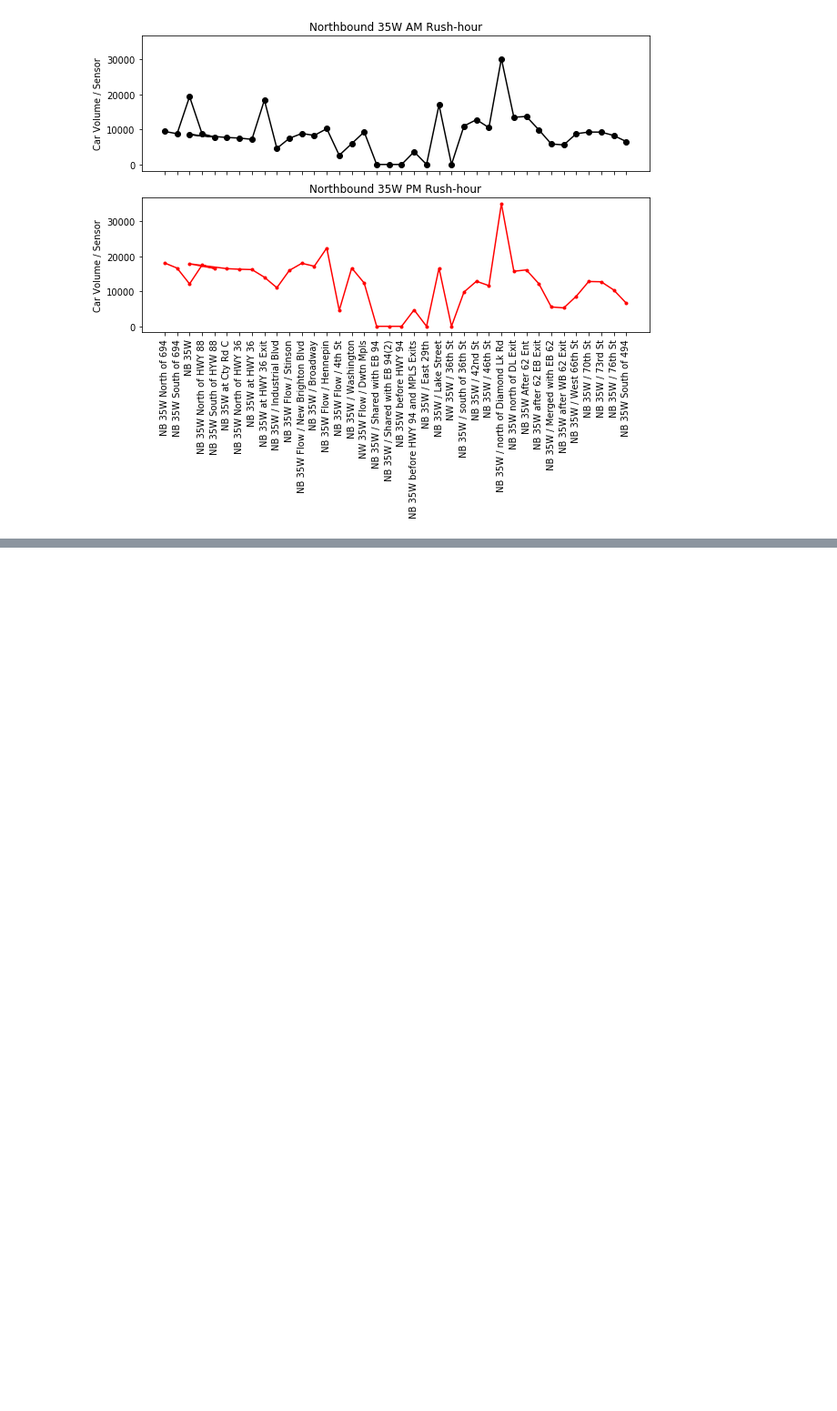
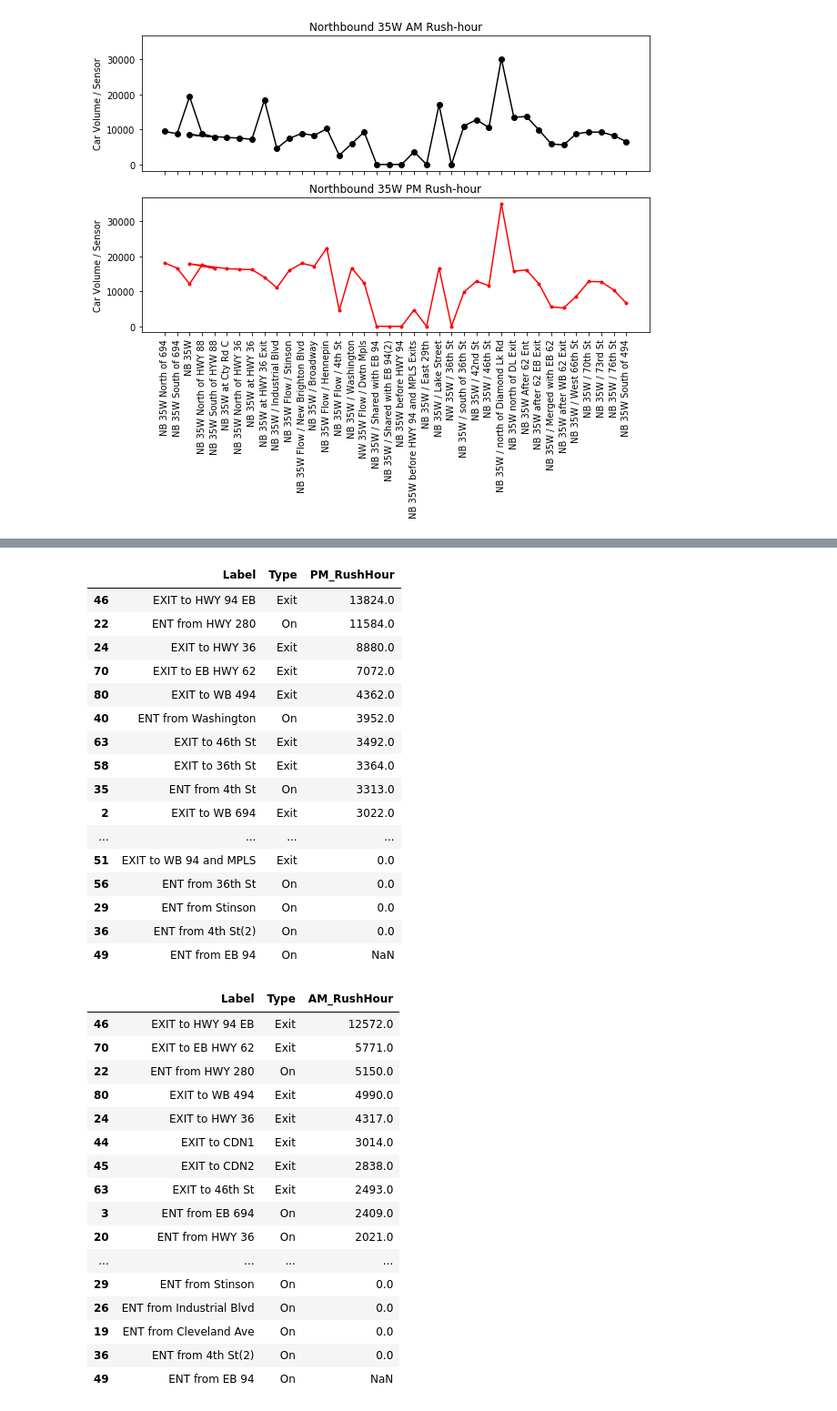
Before and after one commit to Dkreitzer/Team_streprogen_Project1, a Jupyter notebook: dk_testing_SB35W.ipynb, the cells around one changed output, grey strips where cells are left out. Shown at 91% size. Cells and saved outputs as stored; diff of their text form; code cells hidden in the pictures; blank space fills up the shorter version.

```diff
--- a/dk_testing_SB35W.ipynb
+++ b/dk_testing_SB35W.ipynb
@@ -169,0 +221,56 @@ plt.show()
+# %%
+from IPython.display import display_html
+def display_side_by_side(*args):
+    html_str=''
+    for df in args:
+        html_str+=df.to_html()
+    display_html(html_str.replace('table','table style="display:inline"'),raw=True)
+
+######
+#Which on - off ramps have the greatest volume of traffic?
+################
+
+NB35Wonoff = NB_Data.loc[NB_Data['Type']!='Flow']
+nb35OnOff = pd.DataFrame(NB35Wonoff[["Label", "Type", "PM_RushHour"]])
+NB_pmRushOnOff = nb35OnOff.sort_values(by='PM_RushHour', ascending=False)
+
+# NB35Wonoffam = NB_Data.loc[NB_Data['Type']!='Flow']
+nb35OnOffam = pd.DataFrame(NB35Wonoff[["Label", "Type", "AM_RushHour"]])
+NB_amRushOnOff = nb35OnOffam.sort_values(by='AM_RushHour', ascending=False)
+
+display_side_by_side(NB_pmRushOnOff,NB_amRushOnOff)
+# %% [output]
+|  | Label | Type | PM_RushHour |
+| 46 | EXIT to HWY 94 EB | Exit | 13824.0 |
+| 22 | ENT from HWY 280 | On | 11584.0 |
+| 24 | EXIT to HWY 36 | Exit | 8880.0 |
+| 70 | EXIT to EB HWY 62 | Exit | 7072.0 |
+| 80 | EXIT to WB 494 | Exit | 4362.0 |
+| 40 | ENT from Washington | On | 3952.0 |
+| 63 | EXIT to 46th St | Exit | 3492.0 |
+| 58 | EXIT to 36th St | Exit | 3364.0 |
+| 35 | ENT from 4th St | On | 3313.0 |
+| 2 | EXIT to WB 694 | Exit | 3022.0 |
+| ... | ... | ... | ... |
+| 51 | EXIT to WB 94 and MPLS | Exit | 0.0 |
+| 56 | ENT from 36th St | On | 0.0 |
+| 29 | ENT from Stinson | On | 0.0 |
+| 36 | ENT from 4th St(2) | On | 0.0 |
+| 49 | ENT from EB 94 | On | NaN |
+|  | Label | Type | AM_RushHour |
+| 46 | EXIT to HWY 94 EB | Exit | 12572.0 |
+| 70 | EXIT to EB HWY 62 | Exit | 5771.0 |
+| 22 | ENT from HWY 280 | On | 5150.0 |
+| 80 | EXIT to WB 494 | Exit | 4990.0 |
+| 24 | EXIT to HWY 36 | Exit | 4317.0 |
+| 44 | EXIT to CDN1 | Exit | 3014.0 |
+| 45 | EXIT to CDN2 | Exit | 2838.0 |
+| 63 | EXIT to 46th St | Exit | 2493.0 |
+| 3 | ENT from EB 694 | On | 2409.0 |
+| 20 | ENT from HWY 36 | On | 2021.0 |
+| ... | ... | ... | ... |
+| 29 | ENT from Stinson | On | 0.0 |
+| 26 | ENT from Industrial Blvd | On | 0.0 |
+| 19 | ENT from Cleveland Ave | On | 0.0 |
+| 36 | ENT from 4th St(2) | On | 0.0 |
+| 49 | ENT from EB 94 | On | NaN |
```
Also changed, not shown: parts of 4 cells of this notebook, 1 other file.
